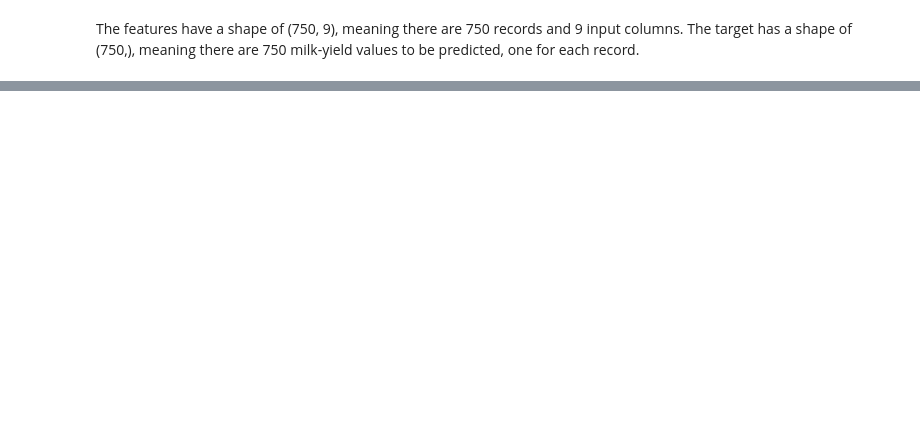
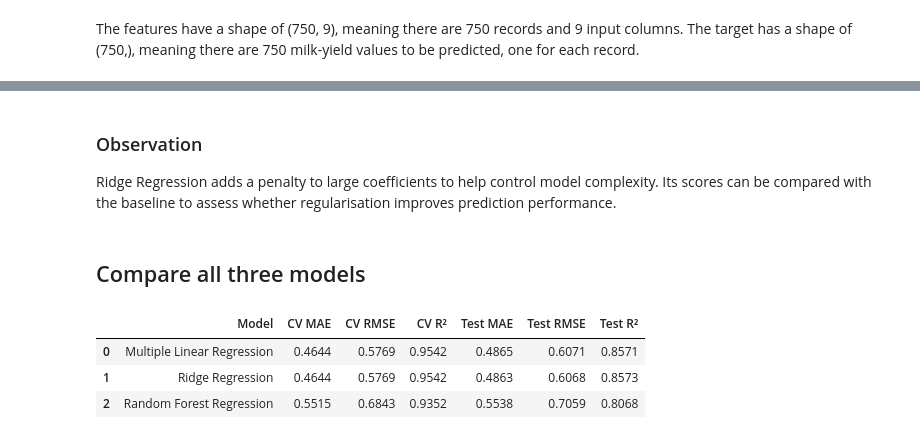
Before and after one commit to NoelaJepchumba/SemProject_MLEngine, a Jupyter notebook: MultipleLinearRegression_Base.ipynb, the cells around one changed output, grey strips where cells are left out. Saved outputs shown, nothing was run; the diff lists cells and outputs as text; code cells hidden in the pictures; blank space fills up the shorter version.

```diff
--- a/MultipleLinearRegression_Base.ipynb
+++ b/MultipleLinearRegression_Base.ipynb
@@ -285,0 +356,8 @@ The features have a shape of (750, 9), meaning there are 750 records and 9 input
+# %%
+from sklearn.linear_model import LinearRegression
+
+# Initialize and fit the Multiple Linear Regression model
+mlr_model = LinearRegression()
+mlr_model.fit(X_train_scaled, y_train)
+
+print("Multiple Linear Regression model successfully trained on training data!")
@@ -285,0 +581,46 @@ The features have a shape of (750, 9), meaning there are 750 records and 9 input
+# %% [markdown]
+
+### Observation
+Ridge Regression adds a penalty to large coefficients to help control model complexity. Its scores can be compared with the baseline to assess whether regularisation improves prediction performance.
+# %% [markdown]
+## Compare all three models
+# %%
+comparison = pd.DataFrame([
+    {
+        "Model": "Multiple Linear Regression",
+        "CV MAE": -mlr_cv["test_mae"].mean(),
+        "CV RMSE": -mlr_cv["test_rmse"].mean(),
+        "CV R²": mlr_cv["test_r2"].mean(),
+        "Test MAE": mlr_test_mae,
+        "Test RMSE": mlr_test_rmse,
+        "Test R²": mlr_test_r2
+    },
+    {
+        "Model": "Ridge Regression",
+        "CV MAE": -ridge_cv["test_mae"].mean(),
+        "CV RMSE": -ridge_cv["test_rmse"].mean(),
+        "CV R²": ridge_cv["test_r2"].mean(),
+        "Test MAE": ridge_test_mae,
+        "Test RMSE": ridge_test_rmse,
+        "Test R²": ridge_test_r2
+    },
+    {
+        "Model": "Random Forest Regression",
+        "CV MAE": -rf_cv["test_mae"].mean(),
+        "CV RMSE": -rf_cv["test_rmse"].mean(),
+        "CV R²": rf_cv["test_r2"].mean(),
+        "Test MAE": rf_test_mae,
+        "Test RMSE": rf_test_rmse,
+        "Test R²": rf_test_r2
+    }
+])
+
+# Round the results for easier comparison
+comparison = comparison.round(4)
+
+comparison
+# %% [output]
+|  | Model | CV MAE | CV RMSE | CV R² | Test MAE | Test RMSE | Test R² |
+| 0 | Multiple Linear Regression | 0.4644 | 0.5769 | 0.9542 | 0.4865 | 0.6071 | 0.8571 |
+| 1 | Ridge Regression | 0.4644 | 0.5769 | 0.9542 | 0.4863 | 0.6068 | 0.8573 |
+| 2 | Random Forest Regression | 0.5515 | 0.6843 | 0.9352 | 0.5538 | 0.7059 | 0.8068 |
```
Also changed, not shown: parts of 35 cells of this notebook, 2 other files.
